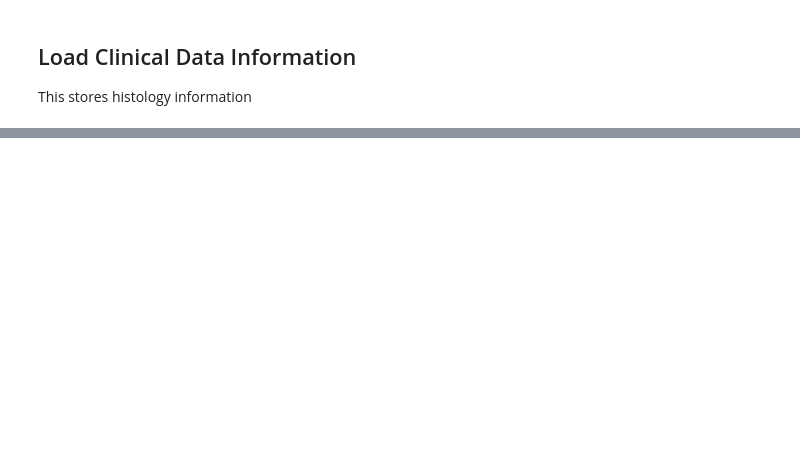
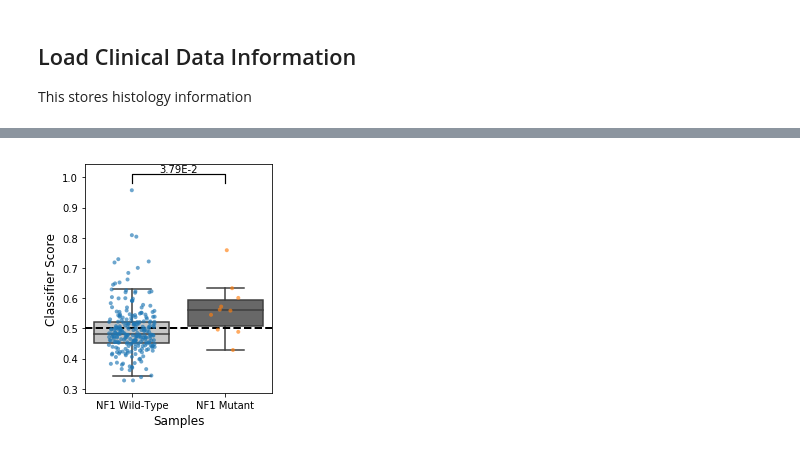
Before and after one commit to marislab/pdx-classification, a Jupyter notebook: 2A.evaluate-classifier-pdx.ipynb, the cells around one changed output, grey strips where cells are left out. Drawn from its saved outputs; the diff is of its cells as text; code cells hidden in the pictures; blank space fills up the shorter version.

```diff
--- a/2A.evaluate-classifier-pdx.ipynb
+++ b/2A.evaluate-classifier-pdx.ipynb
@@ -508,0 +427,7 @@ plt.savefig(file, bbox_extra_artists=(lgd,), bbox_inches='tight')
+# %%
+# NF1
+get_mutant_boxplot(df=scores_df,
+                   gene="NF1",
+                   t_test_results=t_results_nf1)
+# %% [output]
+[figure, added]
```
Also changed, not shown: parts of 52 cells of this notebook, 2 other files.
